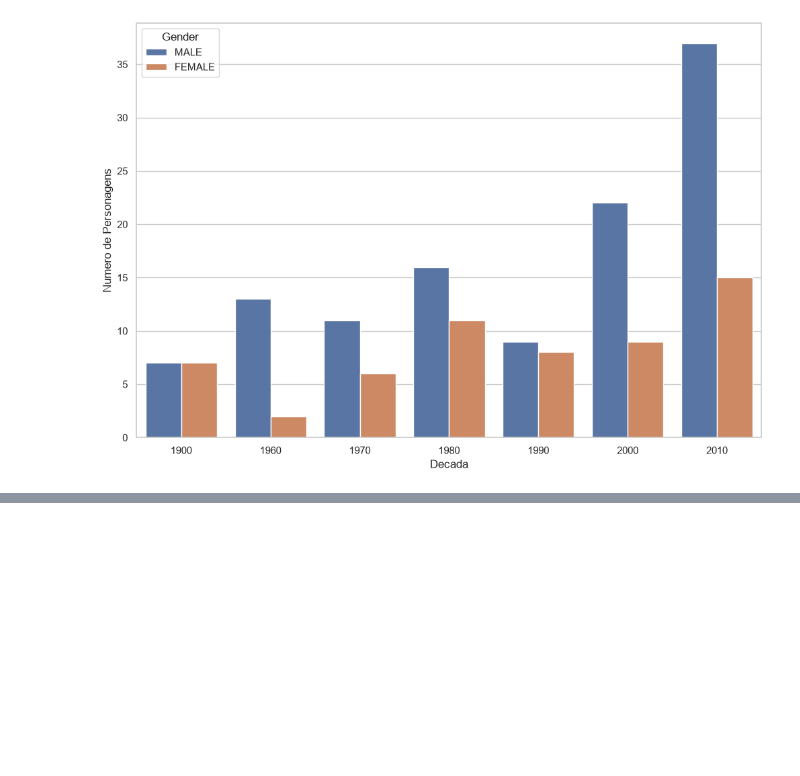
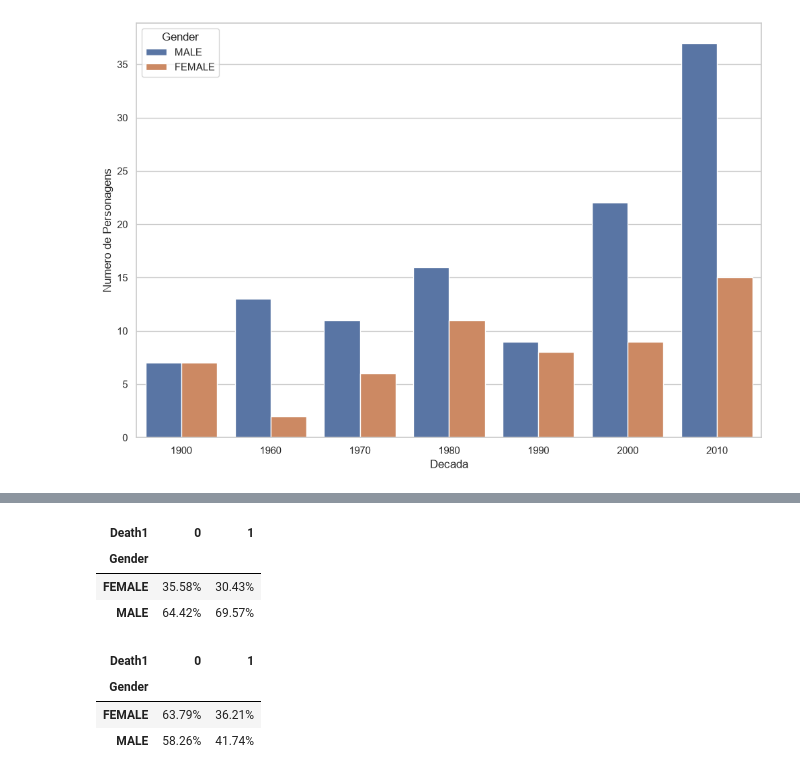
Before and after one commit to hccruz/Projeto_Avengres, a Jupyter notebook: src/main.ipynb, the cells around one changed output, grey strips where cells are left out. Saved outputs shown, nothing was run; the diff lists cells and outputs as text; code cells hidden in the pictures; blank space fills up the shorter version.

```diff
--- a/src/main.ipynb
+++ b/src/main.ipynb
@@ -335,0 +376,16 @@ Observamos que o número de personagens que participam dos Vingadoresvinha cresc
+# %%
+mortes_genero_rel = mortes_genero_abs.div(mortes_genero_abs.sum(axis=0), axis=1) * 100
+mortes_genero_rel.style.format('{:.2f}%')
+# %% [output]
+| Death1 | 0 | 1 |
+| Gender |  |  |
+| FEMALE | 35.58% | 30.43% |
+| MALE | 64.42% | 69.57% |
+# %%
+genero_mortes_rel = mortes_genero_abs.div(mortes_genero_abs.sum(axis=1), axis=0) * 100
+genero_mortes_rel.style.format('{:.2f}%')
+# %% [output]
+| Death1 | 0 | 1 |
+| Gender |  |  |
+| FEMALE | 63.79% | 36.21% |
+| MALE | 58.26% | 41.74% |
```
Also changed, not shown: parts of 11 cells of this notebook, 1 other file.
